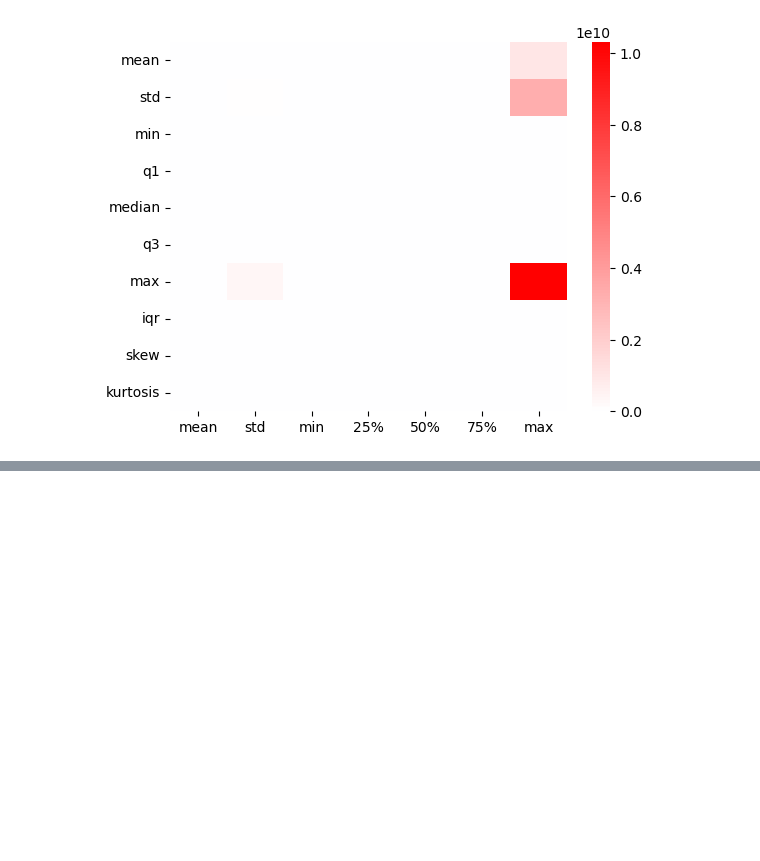
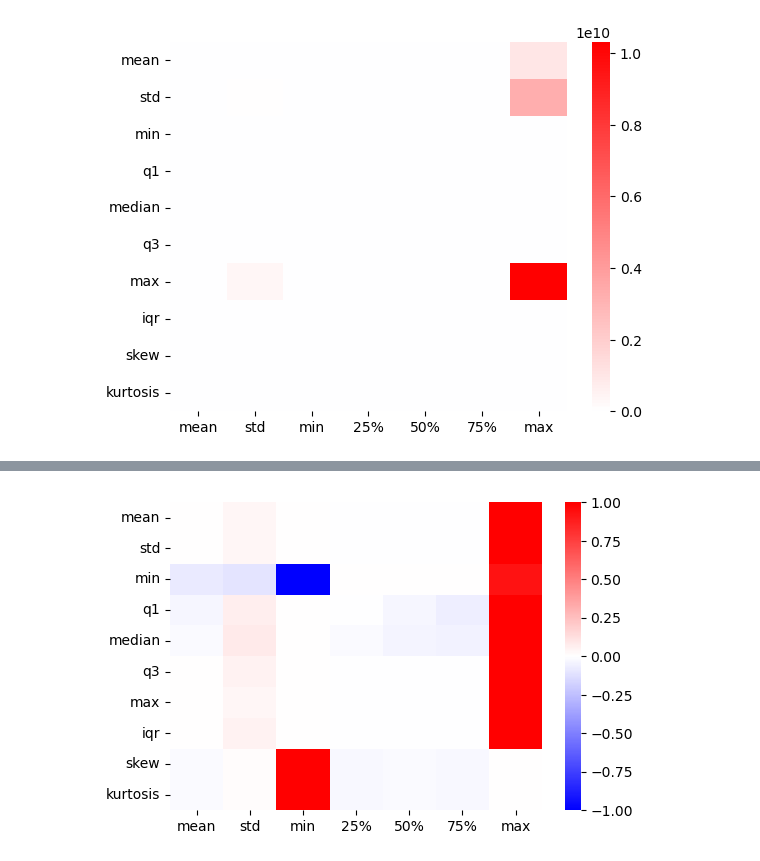
Before and after one commit to ThGreatExplorer/NOVA, a Jupyter notebook: large_dset_eda.ipynb, the cells around one changed output, grey strips where cells are left out. Saved outputs shown, nothing was run; the diff lists cells and outputs as text; code cells hidden in the pictures; blank space fills up the shorter version.

```diff
--- a/large_dset_eda.ipynb
+++ b/large_dset_eda.ipynb
@@ -155,0 +170,12 @@ sns.heatmap(p_summary - bh_summary, cmap="bwr", center=0)
+# %%
+diff = p_summary - bh_summary
+
+# Scale each row to [-1, 1] by its max abs value
+row_scaled = diff.divide(diff.abs().max(axis=1), axis=0)
+
+plt.figure(figsize=(6, 4))
+sns.heatmap(row_scaled, cmap="bwr", center=0, vmin=-1, vmax=1)
+# plt.title("Row-normalized difference heatmap")
+plt.show()
+# %% [output]
+[figure, added]
```
Also changed, not shown: parts of 2 cells of this notebook, 1 other file.
